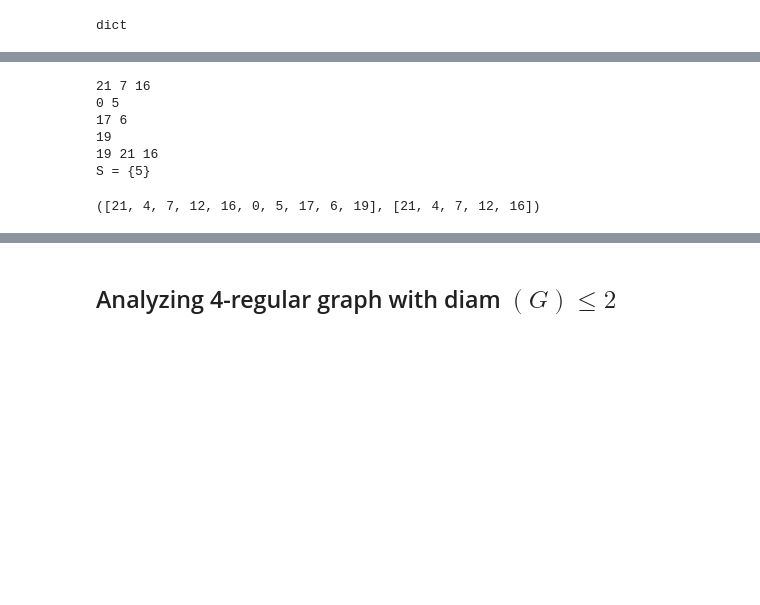
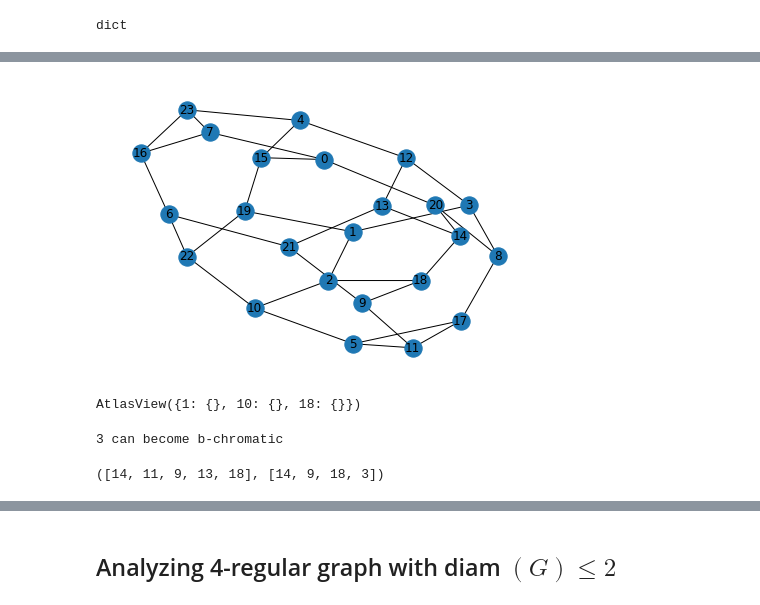
Before and after one commit to mendoza95/b_chromatic_colouring, a Jupyter notebook: b_chromatic_algorithms_cubic_graphs.ipynb, the cells around one changed output, grey strips where cells are left out. Saved outputs shown, nothing was run; the diff lists cells and outputs as text; code cells hidden in the pictures; blank space fills up the shorter version.

```diff
--- a/b_chromatic_algorithms_cubic_graphs.ipynb
+++ b/b_chromatic_algorithms_cubic_graphs.ipynb
@@ -282,12 +302,0 @@ u = random.choice(list(G.nodes()))
-# %%
-P = get_path_length_4(G, u)
-c, Q = find_3_b_chromatic_vertices(G, P)
-Q, P
-# %% [output]
-21 7 16
-0 5
-17 6
-19
-19 21 16
-S = {5}
-([21, 4, 7, 12, 16, 0, 5, 17, 6, 19], [21, 4, 7, 12, 16])
@@ -294,3 +318,29 @@ S = {5}
+# %%
+G = nx.random_regular_graph(3, 24)
+#c = cubic_b_chromatic_colouring(G)
+nx.draw(G, with_labels=True)#, node_color=get_colors_to_use(c))
+# %% [output]
+[figure, added]
+# %%
+G.adj[2]
+# %% [output]
+AtlasView({1: {}, 10: {}, 18: {}})
+# %%
+G = nx.random_regular_graph(3, 24)
+u = random.choice(list(G.nodes()))
+P = get_path_length_4(G, u)
+c, Q = find_3_b_chromatic_vertices(G, P)
+Vp = [P[0], P[2], P[4]]#set of b-chromatic vertices
+visited = {x:False for x in G.nodes()}
+success = False
+while not success:
+    x = Q.pop()
+    c, success = find_fourth_b_chromatic_vertex(G, x, c, visited, Vp, success, 4)
+assert are_b_chromatic(G, c, Vp)
+assert {c[w] for w in Vp} == {d for d in c.values() if d is not None}
+# %% [output]
+3 can become b-chromatic
+([14, 11, 9, 13, 18], [14, 9, 18, 3])
 # %%
 nx.draw(G, with_labels=True, node_color=get_colors_to_use(c))
 # %% [output]
```
Also changed, not shown: parts of 19 cells of this notebook.
